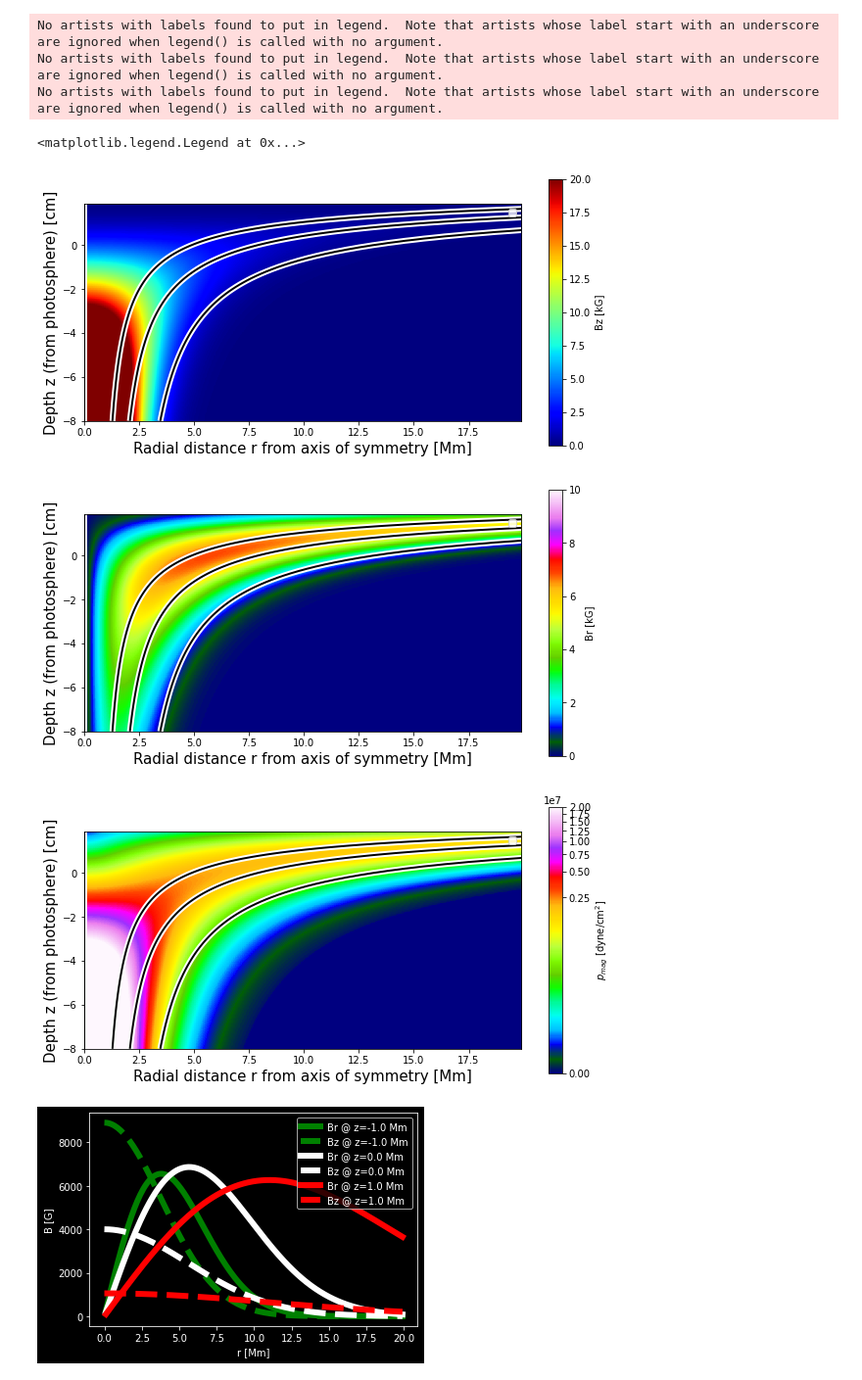
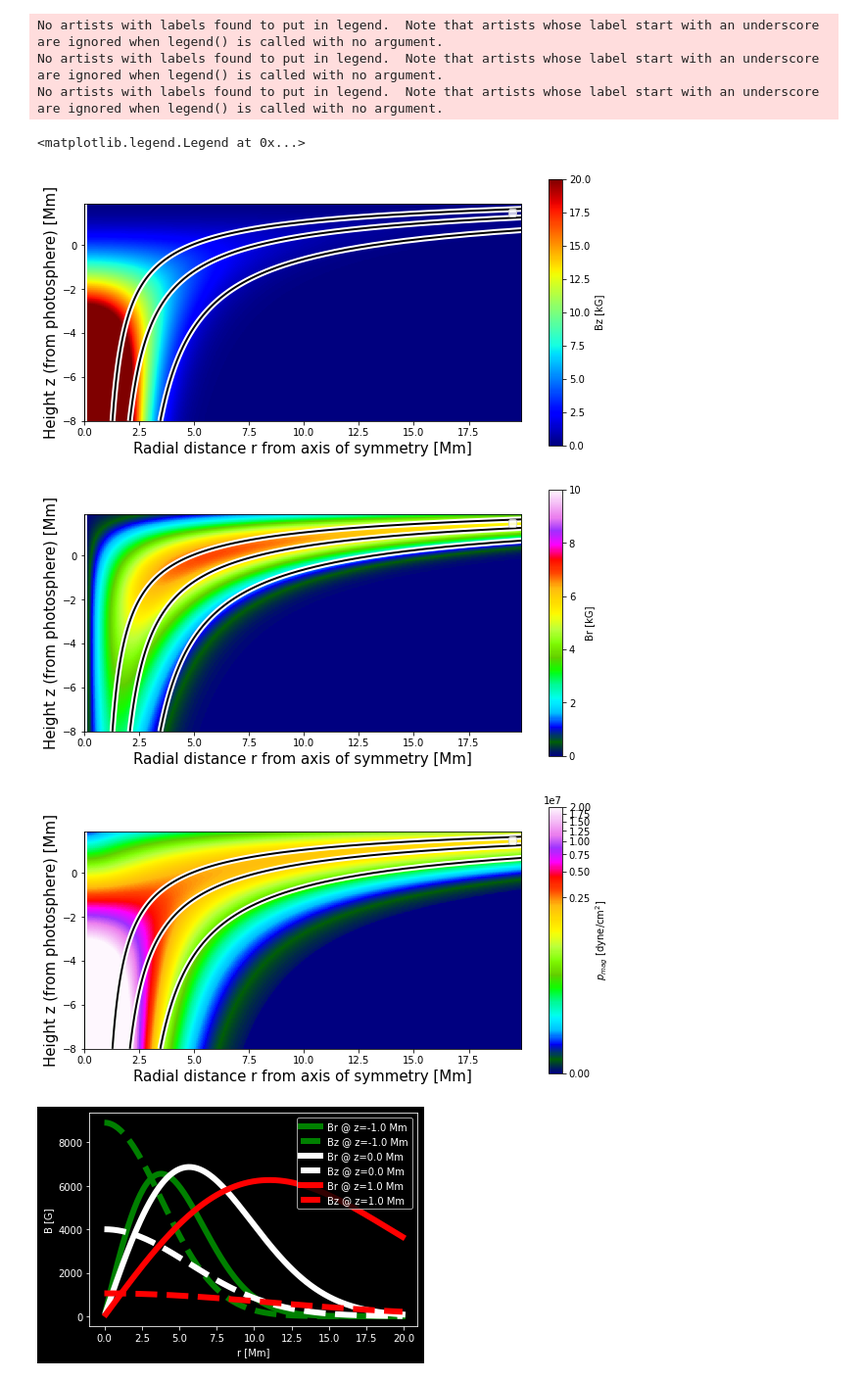
Before and after one commit to fluxtransport/HelioLectures, a Jupyter notebook: notebooks/sunspot_lecture.ipynb, the cells around one changed output. Shown at 98% size. Drawn from its saved outputs; the diff is of its cells as text; code cells hidden in the pictures.

```diff
--- a/notebooks/sunspot_lecture.ipynb
+++ b/notebooks/sunspot_lecture.ipynb
@@ -69,7 +82,6 @@ Lz_func = lambdify((r,z), L[2])
 Nr = 200
 Nz = 100
 radius = (np.arange(Nr)*0.1) # Mm
-#depth = np.arange(Nz)*0.1-1 # cm
 height= (np.arange(Nz)*0.1 - 8) # Mm
 
 height, radius = np.meshgrid(height, radius)
@@ -80,11 +92,11 @@ flux_array = flux_func(radius, height)
 flux_array = flux_func(radius, height)
 Lz_array = Lz_func(radius, height)
 Lr_array = Lr_func(radius, height)
-
+# Magnetic pressure
 pB_array = (Bz_array**2+Br_array**2)/8./np.pi
 
+# Plot cross-sectional profiles
 extent=(radius.min(),radius.max(), height.min(), height.max())
-
 plt.figure(figsize=(10,5))
 plt.imshow(Bz_array.T/1e3, cmap='jet', extent=extent, vmin=0,vmax=20, origin='lower')
 plt.colorbar(label='Bz [kG]')
@@ -95,41 +107,41 @@ plt.contour(radius, height,flux_array, levels=np.linspace(0,1e6,num=5),colors='k
             extent=extent, linewidths=2,alpha=1.)
 
 plt.xlabel('Radial distance r from axis of symmetry [Mm]', fontsize=15)
-plt.ylabel('Depth z (from photosphere) [cm]', fontsize=15)
+plt.ylabel('Height z (from photosphere) [Mm]', fontsize=15)
 plt.legend()
 
 plt.figure(figsize=(10,5))
 plt.imshow(Br_array.T/1e3, cmap='gist_ncar', extent=extent, vmin=0, vmax=10, origin='lower')
 plt.colorbar(label='Br [kG]')
 plt.contour(radius, height,flux_array, levels=np.linspace(0,1e6,num=5),colors='white',
             extent=extent, linewidths=6,alpha=1)
 plt.contour(radius, height,flux_array, levels=np.linspace(0,1e6,num=5),colors='k',
             extent=extent, linewidths=2,alpha=1.)
 
 
 plt.xlabel('Radial distance r from axis of symmetry [Mm]', fontsize=15)
-plt.ylabel('Depth z (from photosphere) [cm]', fontsize=15)
+plt.ylabel('Height z (from photosphere) [Mm]', fontsize=15)
 plt.legend()
 
 plt.figure(figsize=(10,5))
 plt.imshow(pB_array.T, cmap='gist_ncar', extent=extent,
            origin='lower', norm=colors.PowerNorm(0.2,vmin=1e-2,vmax=2e7))
 plt.colorbar(label='$p_{mag}$ [dyne/cm$^2$]')
 plt.contour(radius, height,flux_array, levels=np.linspace(0,1e6,num=5),colors='white',
             extent=extent, linewidths=6,alpha=1)
 plt.contour(radius, height,flux_array, levels=np.linspace(0,1e6,num=5),colors='k',
             extent=extent, linewidths=2,alpha=1.)
 
 plt.xlabel('Radial distance r from axis of symmetry [Mm]', fontsize=15)
-plt.ylabel('Depth z (from photosphere) [cm]', fontsize=15)
+plt.ylabel('Height z (from photosphere) [Mm]', fontsize=15)
 plt.legend()
 # %% [output]
 No artists with labels found to put in legend.  Note that artists whose label start with an underscore are ignored when legend() is called with no argument.
 No artists with labels found to put in legend.  Note that artists whose label start with an underscore are ignored when legend() is called with no argument.
 No artists with labels found to put in legend.  Note that artists whose label start with an underscore are ignored when legend() is called with no argument.
 <matplotlib.legend.Legend at 0x...>
-[figure, old version]
+[figure, new version]
-[figure, old version]
+[figure, new version]
-[figure, old version]
+[figure, new version]
 # %%
 with plt.style.context('dark_background'):
```
Also changed, not shown: parts of 8 cells of this notebook.
